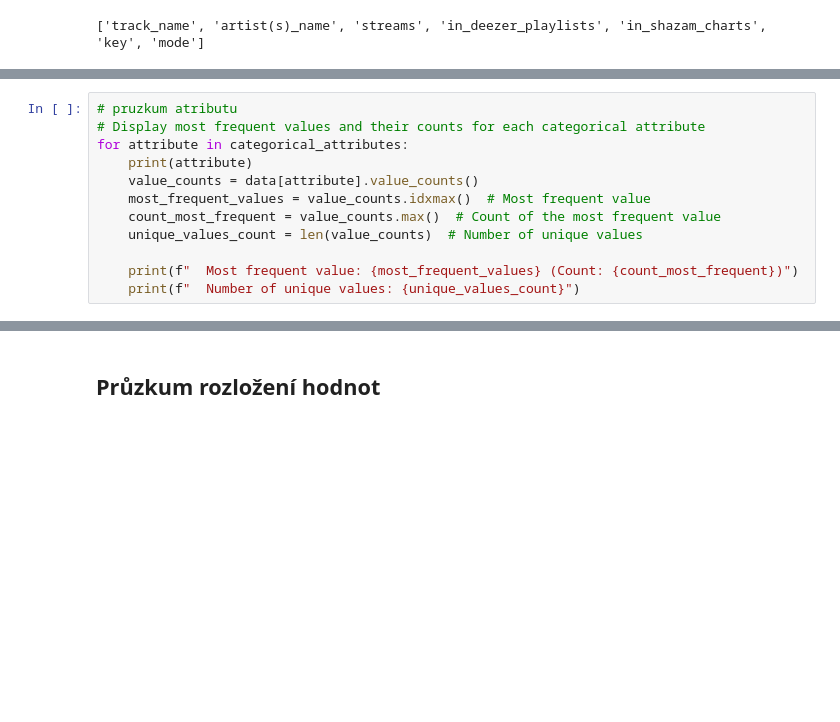
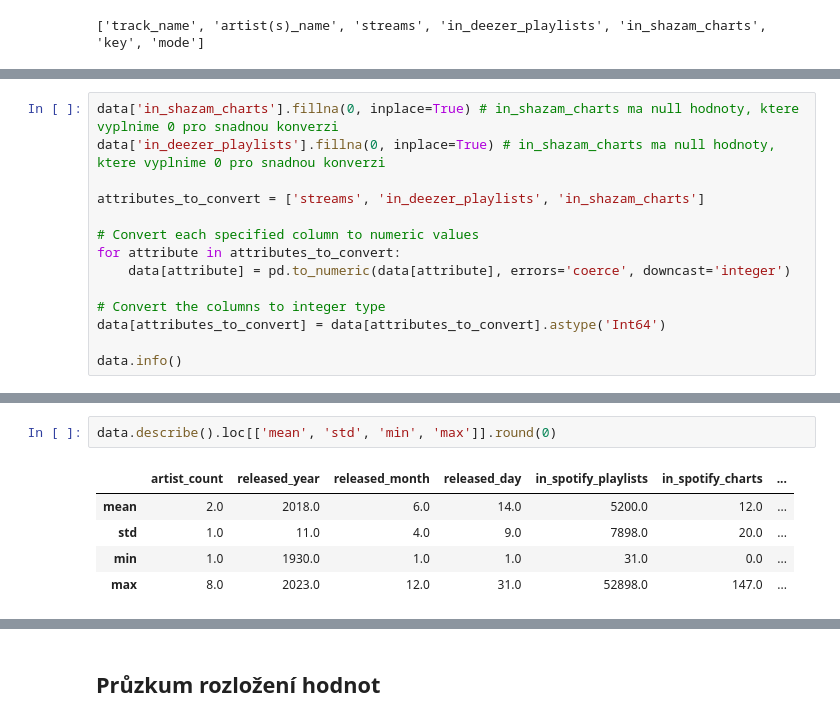
Before and after one commit to Filda99/FIT-UPA, a Jupyter notebook: proj2/upa_proj2.ipynb, the cells around one changed output, grey strips where cells are left out. Cells and saved outputs as stored; diff of their text form; blank space fills up the shorter version.

```diff
--- a/proj2/upa_proj2.ipynb
+++ b/proj2/upa_proj2.ipynb
@@ -99,12 +80,0 @@ categorical_attributes = ['track_name', 'artist(s)_name', 'key', 'mode']
-# %%
-# pruzkum atributu
-# Display most frequent values and their counts for each categorical attribute
-for attribute in categorical_attributes:
-    print(attribute)
-    value_counts = data[attribute].value_counts()
-    most_frequent_values = value_counts.idxmax()  # Most frequent value
-    count_most_frequent = value_counts.max()  # Count of the most frequent value
-    unique_values_count = len(value_counts)  # Number of unique values
-
-    print(f"  Most frequent value: {most_frequent_values} (Count: {count_most_frequent})")
-    print(f"  Number of unique values: {unique_values_count}")
@@ -123,0 +81,14 @@ mode
+# %%
+data['in_shazam_charts'].fillna(0, inplace=True) # in_shazam_charts ma null hodnoty, ktere vyplnime 0 pro snadnou konverzi
+data['in_deezer_playlists'].fillna(0, inplace=True) # in_shazam_charts ma null hodnoty, ktere vyplnime 0 pro snadnou konverzi
+
+attributes_to_convert = ['streams', 'in_deezer_playlists', 'in_shazam_charts']
+
+# Convert each specified column to numeric values
+for attribute in attributes_to_convert:
+    data[attribute] = pd.to_numeric(data[attribute], errors='coerce', downcast='integer')
+
+# Convert the columns to integer type
+data[attributes_to_convert] = data[attributes_to_convert].astype('Int64')
+
+data.info()
@@ -123,0 +118,8 @@ mode
+# %%
+data.describe().loc[['mean', 'std', 'min', 'max']].round(0)
+# %% [output]
+|  | artist_count | released_year | released_month | released_day | in_spotify_playlists | in_spotify_charts | ... |
+| mean | 2.0 | 2018.0 | 6.0 | 14.0 | 5200.0 | 12.0 | ... |
+| std | 1.0 | 11.0 | 4.0 | 9.0 | 7898.0 | 20.0 | ... |
+| min | 1.0 | 1930.0 | 1.0 | 1.0 | 31.0 | 0.0 | ... |
+| max | 8.0 | 2023.0 | 12.0 | 31.0 | 52898.0 | 147.0 | ... |
```
Also changed, not shown: parts of 38 cells of this notebook.
